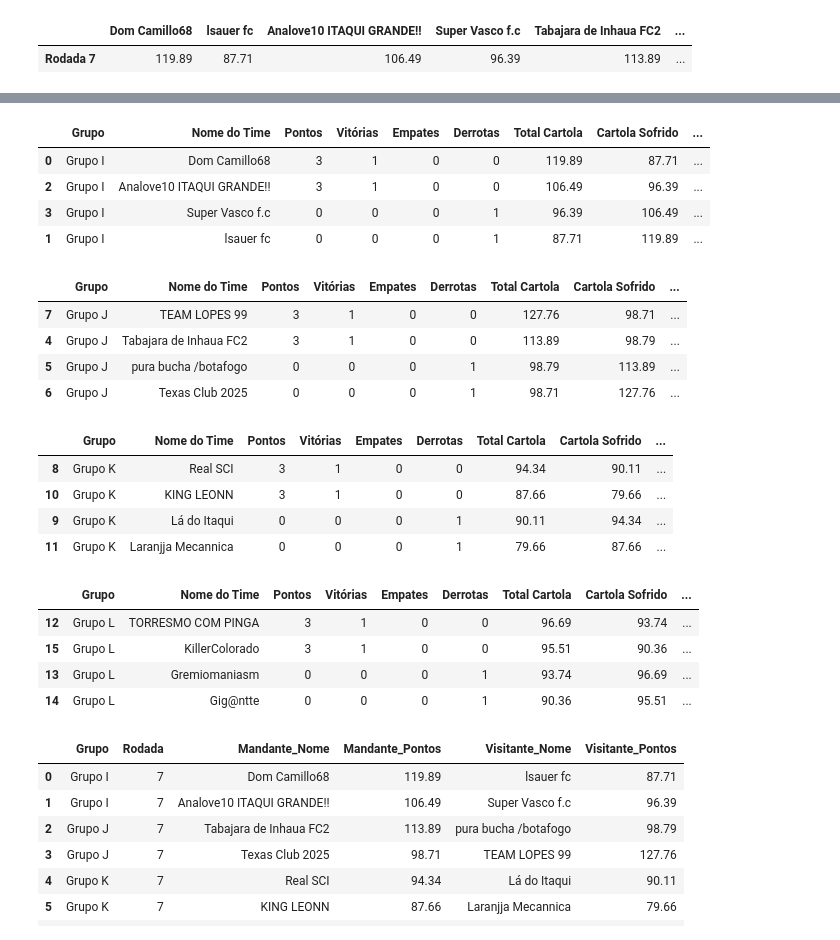
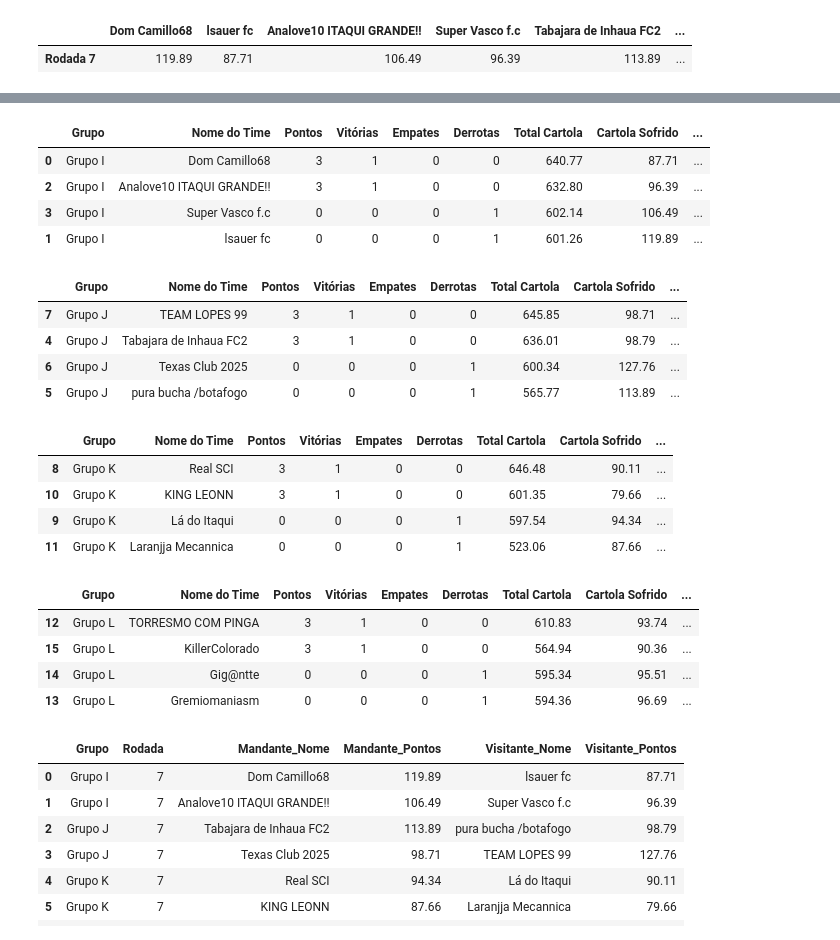
Before and after one commit to FernandoBC23/cartola_fbc, a Jupyter notebook: libertadores/datasets_liberta/2_busca_dados_liberta_fase_2.ipynb, the cells around one changed output, grey strips where cells are left out. Saved outputs shown, nothing was run; the diff lists cells and outputs as text; code cells hidden in the pictures.

Commit message:
Atualizações
- Ajuste da Coluna "Total Cartola" na Fase 2 da Liberta.
- Inclusão dos confrontos da Rodada 8 da Série C e D.

- Ajuste no código Gerador de Confrontos das Séries A, B, C e D.

```diff
--- a/libertadores/datasets_liberta/2_busca_dados_liberta_fase_2.ipynb
+++ b/libertadores/datasets_liberta/2_busca_dados_liberta_fase_2.ipynb
@@ -514,5 +513,0 @@ def classificacao_por_grupo(df_rodadas, df_pontuacoes):
-# %%
-# Gerar a classificação da fase 2
-df_resultado, df_resultado_por_grupo = classificacao_por_grupo(df_rodadas, df_pontuacoes)
-
-display(df_resultado_por_grupo)
@@ -537,40 +609,46 @@ display(df_resultado_por_grupo)
+# %%
+df_fase1 = pd.read_excel("classificacao_por_grupo_fase_1.xlsx", sheet_name=None)
+df_total_fase1 = pd.concat(df_fase1.values())
+total_fase1_por_time = df_total_fase1.set_index("Nome do Time")["Total Cartola"].to_dict()
 # %%
 # Gerar a classificação da fase 2
-df_resultado, df_resultado_por_grupo = classificacao_por_grupo(df_rodadas, df_pontuacoes)
+# df_resultado, df_resultado_por_grupo = classificacao_por_grupo(df_rodadas, df_pontuacoes)
+df_resultado, df_resultado_por_grupo = classificacao_por_grupo(df_rodadas, df_pontuacoes, total_fase1_por_time)
+
 
 # Salvar cada grupo em uma aba do Excel
 with pd.ExcelWriter("classificacao_por_grupo_fase_2.xlsx") as writer:
     for grupo, df in df_resultado_por_grupo.items():
         df.to_excel(writer, sheet_name=grupo, index=False)
 
 # Exibir a classificação geral
 df_resultado_grupo_I = df_resultado[df_resultado["Grupo"] == "Grupo I"]
 df_resultado_grupo_J = df_resultado[df_resultado["Grupo"] == "Grupo J"]
 df_resultado_grupo_K = df_resultado[df_resultado["Grupo"] == "Grupo K"]
 df_resultado_grupo_L = df_resultado[df_resultado["Grupo"] == "Grupo L"]
 
 display(df_resultado_grupo_I, df_resultado_grupo_J, df_resultado_grupo_K, df_resultado_grupo_L)
 # %% [output]
 |  | Grupo | Nome do Time | Pontos | Vitórias | Empates | Derrotas | Total Cartola | Cartola Sofrido | ... |
-| 0 | Grupo I | Dom Camillo68 | 3 | 1 | 0 | 0 | 119.89 | 87.71 | ... |
-| 2 | Grupo I | Analove10 ITAQUI GRANDE!! | 3 | 1 | 0 | 0 | 106.49 | 96.39 | ... |
-| 3 | Grupo I | Super Vasco f.c | 0 | 0 | 0 | 1 | 96.39 | 106.49 | ... |
-| 1 | Grupo I | lsauer fc | 0 | 0 | 0 | 1 | 87.71 | 119.89 | ... |
+| 0 | Grupo I | Dom Camillo68 | 3 | 1 | 0 | 0 | 640.77 | 87.71 | ... |
+| 2 | Grupo I | Analove10 ITAQUI GRANDE!! | 3 | 1 | 0 | 0 | 632.80 | 96.39 | ... |
+| 3 | Grupo I | Super Vasco f.c | 0 | 0 | 0 | 1 | 602.14 | 106.49 | ... |
+| 1 | Grupo I | lsauer fc | 0 | 0 | 0 | 1 | 601.26 | 119.89 | ... |
 |  | Grupo | Nome do Time | Pontos | Vitórias | Empates | Derrotas | Total Cartola | Cartola Sofrido | ... |
-| 7 | Grupo J | TEAM LOPES 99 | 3 | 1 | 0 | 0 | 127.76 | 98.71 | ... |
-| 4 | Grupo J | Tabajara de Inhaua FC2 | 3 | 1 | 0 | 0 | 113.89 | 98.79 | ... |
-| 5 | Grupo J | pura bucha /botafogo | 0 | 0 | 0 | 1 | 98.79 | 113.89 | ... |
-| 6 | Grupo J | Texas Club 2025 | 0 | 0 | 0 | 1 | 98.71 | 127.76 | ... |
+| 7 | Grupo J | TEAM LOPES 99 | 3 | 1 | 0 | 0 | 645.85 | 98.71 | ... |
+| 4 | Grupo J | Tabajara de Inhaua FC2 | 3 | 1 | 0 | 0 | 636.01 | 98.79 | ... |
+| 6 | Grupo J | Texas Club 2025 | 0 | 0 | 0 | 1 | 600.34 | 127.76 | ... |
+| 5 | Grupo J | pura bucha /botafogo | 0 | 0 | 0 | 1 | 565.77 | 113.89 | ... |
 |  | Grupo | Nome do Time | Pontos | Vitórias | Empates | Derrotas | Total Cartola | Cartola Sofrido | ... |
-| 8 | Grupo K | Real SCI | 3 | 1 | 0 | 0 | 94.34 | 90.11 | ... |
-| 10 | Grupo K | KING LEONN | 3 | 1 | 0 | 0 | 87.66 | 79.66 | ... |
-| 9 | Grupo K | Lá do Itaqui | 0 | 0 | 0 | 1 | 90.11 | 94.34 | ... |
-| 11 | Grupo K | Laranjja Mecannica | 0 | 0 | 0 | 1 | 79.66 | 87.66 | ... |
+| 8 | Grupo K | Real SCI | 3 | 1 | 0 | 0 | 646.48 | 90.11 | ... |
+| 10 | Grupo K | KING LEONN | 3 | 1 | 0 | 0 | 601.35 | 79.66 | ... |
+| 9 | Grupo K | Lá do Itaqui | 0 | 0 | 0 | 1 | 597.54 | 94.34 | ... |
+| 11 | Grupo K | Laranjja Mecannica | 0 | 0 | 0 | 1 | 523.06 | 87.66 | ... |
 |  | Grupo | Nome do Time | Pontos | Vitórias | Empates | Derrotas | Total Cartola | Cartola Sofrido | ... |
-| 12 | Grupo L | TORRESMO COM PINGA | 3 | 1 | 0 | 0 | 96.69 | 93.74 | ... |
-| 15 | Grupo L | KillerColorado | 3 | 1 | 0 | 0 | 95.51 | 90.36 | ... |
-| 13 | Grupo L | Gremiomaniasm | 0 | 0 | 0 | 1 | 93.74 | 96.69 | ... |
-| 14 | Grupo L | Gig@ntte | 0 | 0 | 0 | 1 | 90.36 | 95.51 | ... |
+| 12 | Grupo L | TORRESMO COM PINGA | 3 | 1 | 0 | 0 | 610.83 | 93.74 | ... |
+| 15 | Grupo L | KillerColorado | 3 | 1 | 0 | 0 | 564.94 | 90.36 | ... |
+| 14 | Grupo L | Gig@ntte | 0 | 0 | 0 | 1 | 595.34 | 95.51 | ... |
+| 13 | Grupo L | Gremiomaniasm | 0 | 0 | 0 | 1 | 594.36 | 96.69 | ... |
 # %%
 # Criar estrutura em formato de dicionário para JSON/JS
 classificacao_js_fase_2 = {}
```
Also changed, not shown: parts of 3 cells of this notebook, 24 other files.
